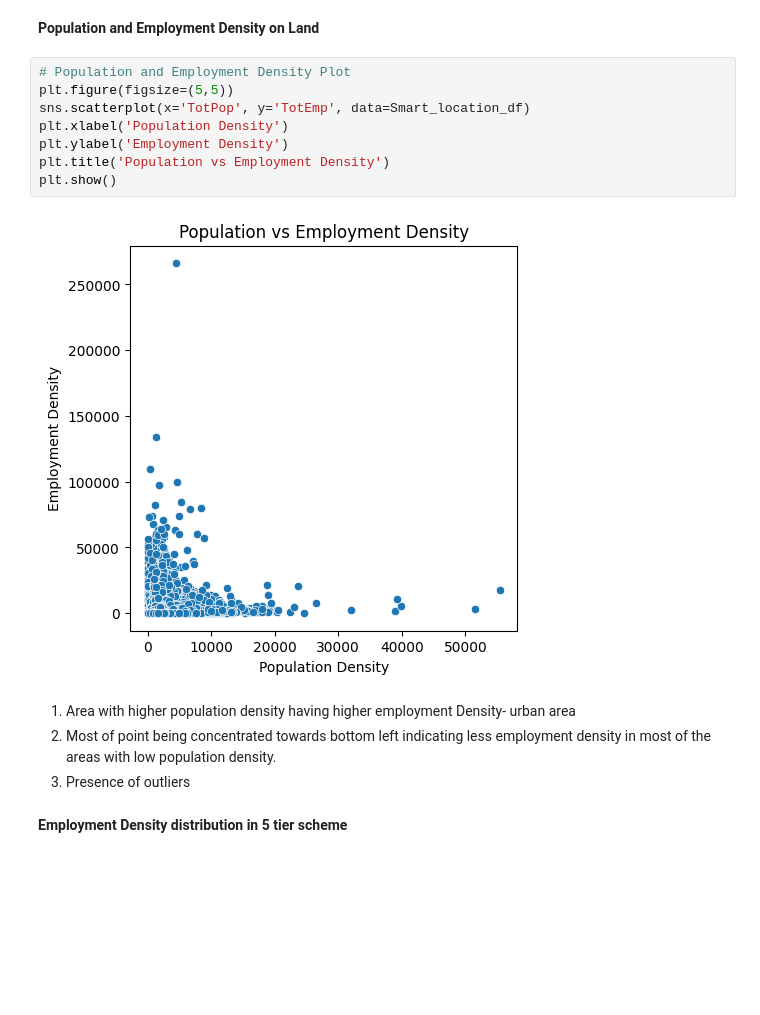
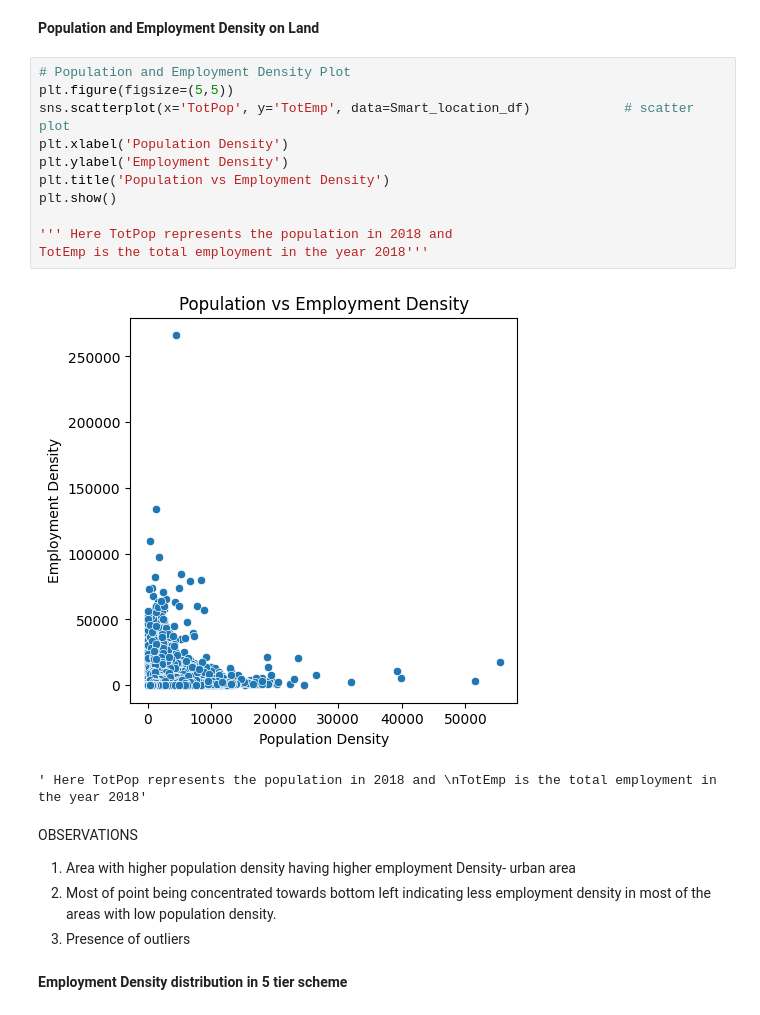
Before and after one commit to ARYAA98/Smart_Location_Database_Analysis, a Jupyter notebook: SmartLocation_Database_Analysis.ipynb, the cells around one changed output. Drawn from its saved outputs; the diff is of its cells as text; blank space fills up the shorter version.

```diff
--- a/SmartLocation_Database_Analysis.ipynb
+++ b/SmartLocation_Database_Analysis.ipynb
@@ -200,14 +200,19 @@ plt.show()
 # %%
 # Population and Employment Density Plot
 plt.figure(figsize=(5,5))
-sns.scatterplot(x='TotPop', y='TotEmp', data=Smart_location_df)
+sns.scatterplot(x='TotPop', y='TotEmp', data=Smart_location_df)            # scatter plot
 plt.xlabel('Population Density')
 plt.ylabel('Employment Density')
 plt.title('Population vs Employment Density')
 plt.show()
+
+''' Here TotPop represents the population in 2018 and
+TotEmp is the total employment in the year 2018'''
 # %% [output]
-[figure, old version]
+[figure, new version]
+' Here TotPop represents the population in 2018 and \nTotEmp is the total employment in the year 2018'
 # %% [markdown]
+OBSERVATIONS
 1. Area with higher population density having higher employment Density- urban area
 2. Most of point being concentrated towards bottom left indicating less employment density in most of the areas with low population density.
 3. Presence of outliers
```
Also changed, not shown: parts of 13 cells of this notebook.
